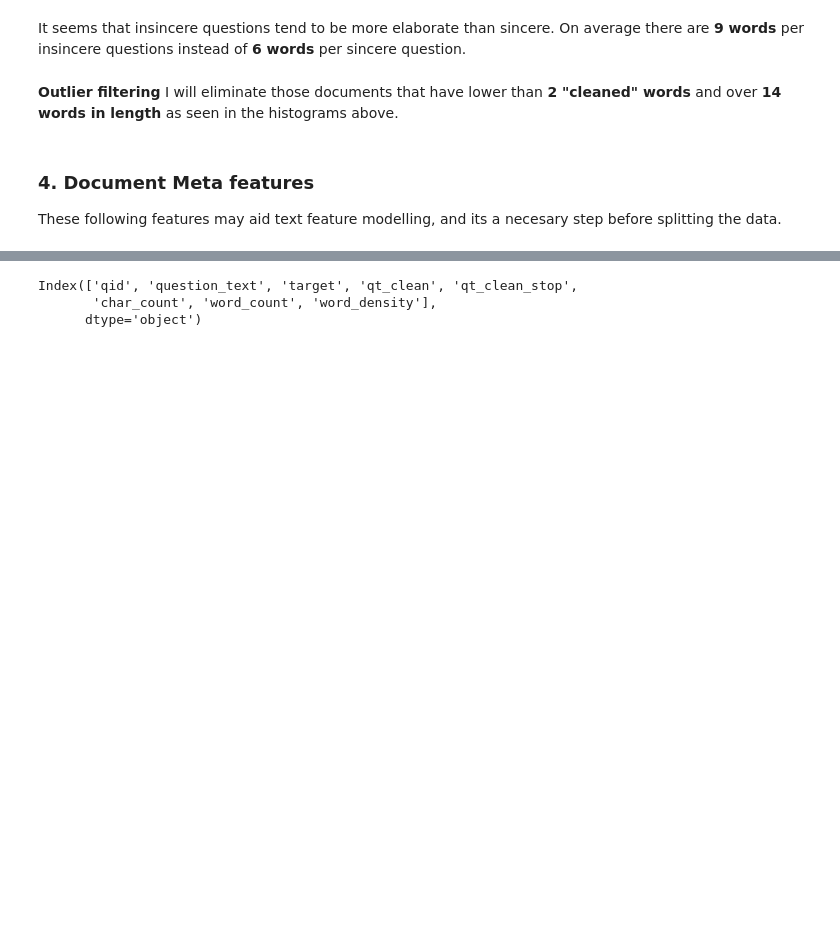
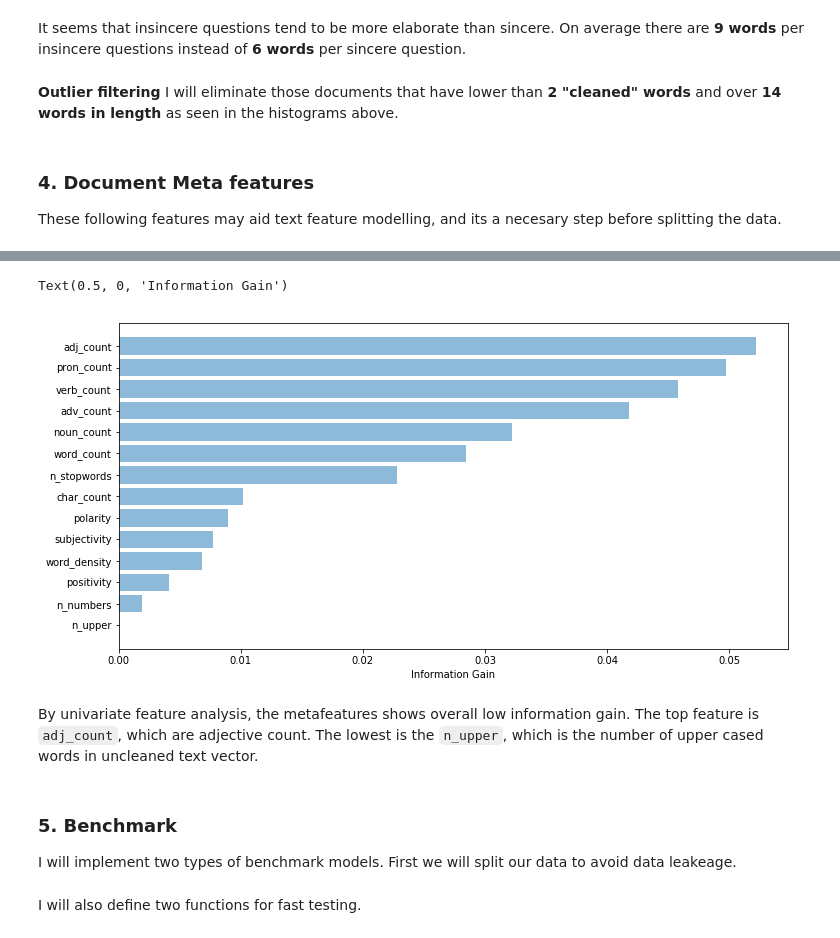
Before and after one commit to falrrema/ML_Nanodegree, a Jupyter notebook: P7_Capstone/EDA_Questions.ipynb, the cells around one changed output, grey strips where cells are left out. Saved outputs shown, nothing was run; the diff lists cells and outputs as text; code cells hidden in the pictures; blank space fills up the shorter version.

```diff
--- a/P7_Capstone/EDA_Questions.ipynb
+++ b/P7_Capstone/EDA_Questions.ipynb
@@ -223,5 +223,6 @@ col = ['char_count', 'word_count', 'word_density', 'n_stopwords',
 ig_score = mutual_info_classif(train_set[col], train_set.target)
 ig_score_df = pd.DataFrame({'metafeatures':col,
                        'inf_gain':ig_score})
-ig_score_df.sort_values('inf_gain', ascending = False)
+ig_score_df = ig_score_df.sort_values('inf_gain', ascending = False)
+ig_score_df
 # %% [output]
@@ -229,6 +244,17 @@ FileNotFoundError: [Errno 2] No such file or directory: 'Data/train_meta_feature
-# %%
-train_set.columns
-# %% [output]
-Index(['qid', 'question_text', 'target', 'qt_clean', 'qt_clean_stop',
-       'char_count', 'word_count', 'word_density'],
-      dtype='object')
+# %%
+# Most informative ngrams
+ig_score_df = ig_score_df.sort_values('inf_gain', ascending = True)
+
+plt.figure(figsize=(12,6))
+plt.barh(range(len(ig_score_df.metafeatures)),ig_score_df.inf_gain, align='center', alpha=0.5)
+plt.yticks(range(len(ig_score_df.metafeatures)), ig_score_df.metafeatures)
+plt.xlabel('Information Gain')
+# %% [output]
+Text(0.5, 0, 'Information Gain')
+[figure, added]
+# %% [markdown]
+By univariate feature analysis, the metafeatures shows overall low information gain. The top feature is `adj_count`, which are adjective count. The lowest is the `n_upper`, which is the number of upper cased words in uncleaned text vector.
+# %% [markdown]
+### 5. Benchmark
+
+I will implement two types of benchmark models. First we will split our data to avoid data leakeage.
@@ -234,0 +278,2 @@ Index(['qid', 'question_text', 'target', 'qt_clean', 'qt_clean_stop',
+# %% [markdown]
+I will also define two functions for fast testing.
```
Also changed, not shown: parts of 9 cells of this notebook, 1 other file.
